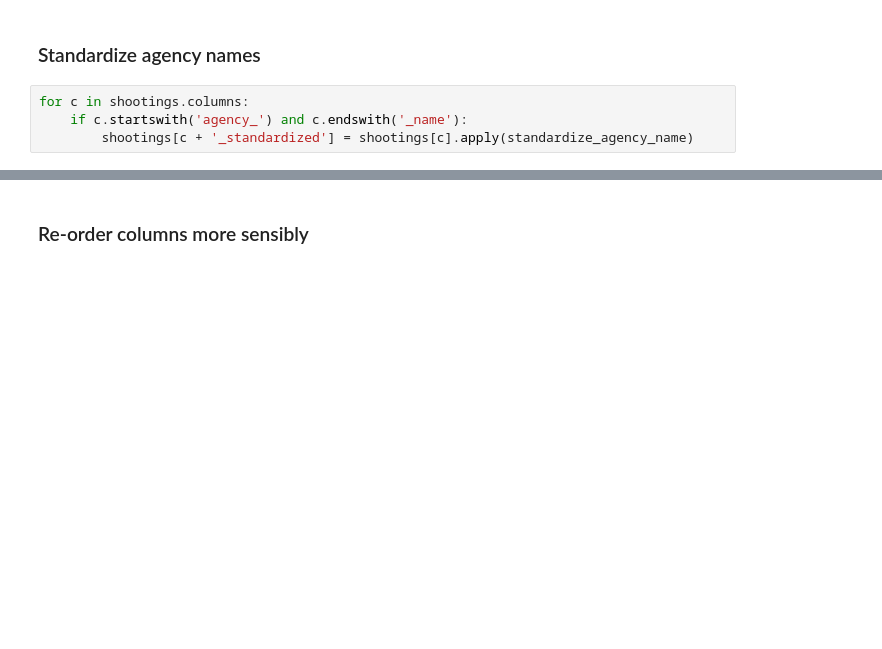
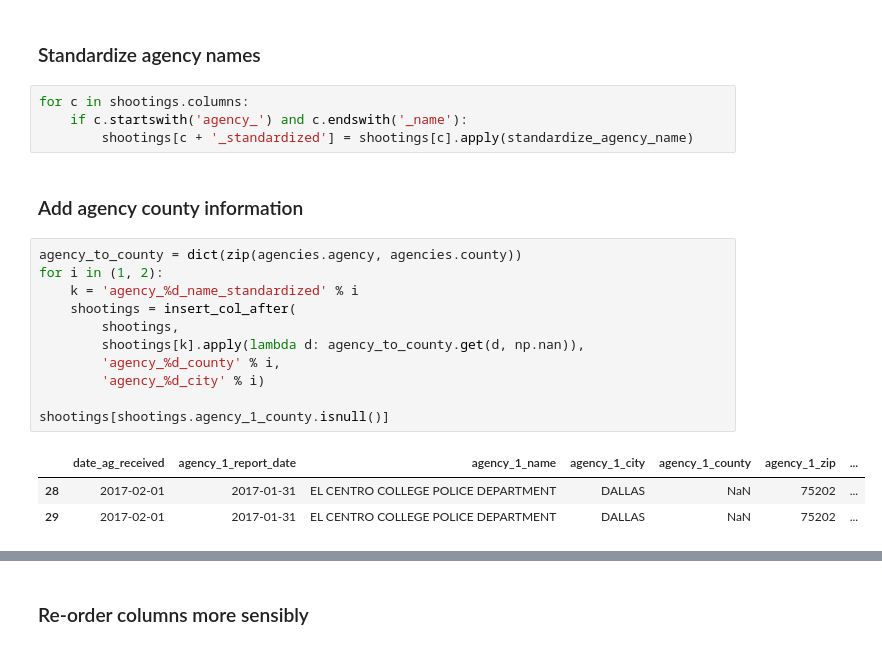
Before and after one commit to texas-justice-initiative/data-processing, a Jupyter notebook: Clean - Officers Shot.ipynb, the cells around one changed output, grey strips where cells are left out. Saved outputs shown, nothing was run; the diff lists cells and outputs as text; blank space fills up the shorter version.

```diff
--- a/Clean - Officers Shot.ipynb
+++ b/Clean - Officers Shot.ipynb
@@ -207,3 +213,20 @@ shootings.head()
 for c in shootings.columns:
     if c.startswith('agency_') and c.endswith('_name'):
         shootings[c + '_standardized'] = shootings[c].apply(standardize_agency_name)
+# %% [markdown]
+### Add agency county information
+# %%
+agency_to_county = dict(zip(agencies.agency, agencies.county))
+for i in (1, 2):
+    k = 'agency_%d_name_standardized' % i
+    shootings = insert_col_after(
+        shootings,
+        shootings[k].apply(lambda d: agency_to_county.get(d, np.nan)),
+        'agency_%d_county' % i,
+        'agency_%d_city' % i)
+
+shootings[shootings.agency_1_county.isnull()]
+# %% [output]
+|  | date_ag_received | agency_1_report_date | agency_1_name | agency_1_city | agency_1_county | agency_1_zip | ... |
+| 28 | 2017-02-01 | 2017-01-31 | EL CENTRO COLLEGE POLICE DEPARTMENT | DALLAS | NaN | 75202 | ... |
+| 29 | 2017-02-01 | 2017-01-31 | EL CENTRO COLLEGE POLICE DEPARTMENT | DALLAS | NaN | 75202 | ... |
```
Also changed, not shown: parts of 24 cells of this notebook, 6 other files.
